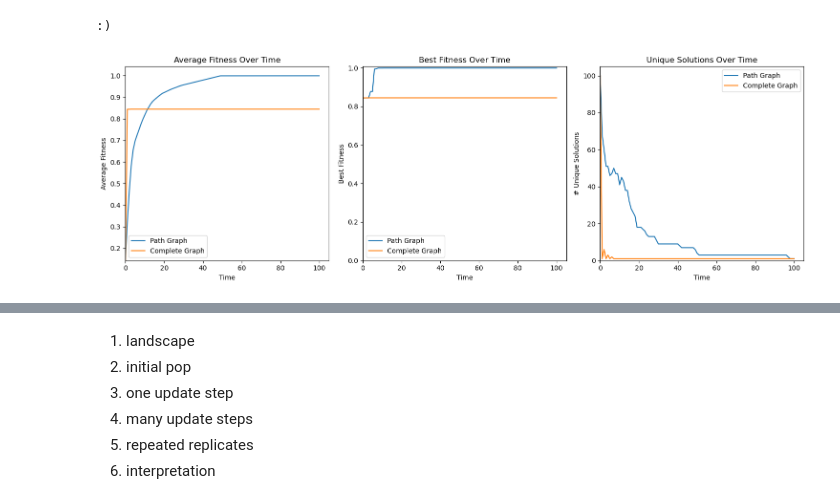
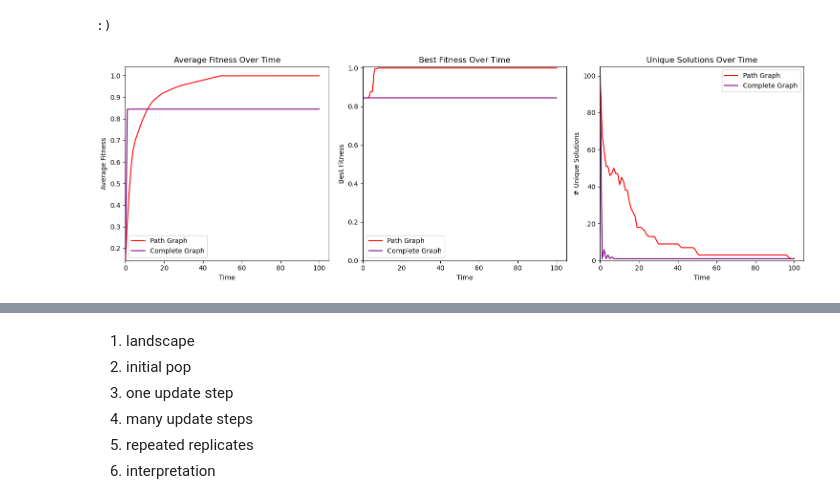
Before and after one commit to caleb-chandler/cnet5052_sp26, a Jupyter notebook: assignments/assignment04/assignment04.ipynb, the cells around one changed output, grey strips where cells are left out. Saved outputs shown, nothing was run; the diff lists cells and outputs as text; code cells hidden in the pictures.

```diff
--- a/assignments/assignment04/assignment04.ipynb
+++ b/assignments/assignment04/assignment04.ipynb
@@ -535,7 +535,7 @@ else:
 # %% [output]
 :)
 # %%
-# --- pt d single run ---
+# --- pt d: single run ---
 
 path, cmpl = run_sim(100, 100, seed=2)
 
@@ -559,38 +559,38 @@ cmpl_unique = [q[1][2] for q in quantity_history]
 
 fig, ax = plt.subplots(1, 3, figsize=(15, 5))
 
 # average fitness
-ax[0].plot(times, path_avg, label='Path Graph')
-ax[0].plot(times, cmpl_avg, label='Complete Graph')
+ax[0].plot(times, path_avg, label='Path Graph', color='red')
+ax[0].plot(times, cmpl_avg, label='Complete Graph', color='purple')
 ax[0].set_title('Average Fitness Over Time')
 ax[0].set_xlabel('Time')
 ax[0].set_ylabel('Average Fitness')
 ax[0].set_xlim(left=0)
 ax[0].set_ylim(bottom=min(path_avg))
 ax[0].legend()
 
 # best fitness
-ax[1].plot(times, path_best, label='Path Graph')
-ax[1].plot(times, cmpl_best, label='Complete Graph')
+ax[1].plot(times, path_best, label='Path Graph', color='red')
+ax[1].plot(times, cmpl_best, label='Complete Graph', color='purple')
 ax[1].set_title('Best Fitness Over Time')
 ax[1].set_xlabel('Time')
 ax[1].set_ylabel('Best Fitness')
 ax[1].set_xlim(left=0)
 ax[1].set_ylim(bottom=0)
 ax[1].legend(loc='lower left')
 
 # unique solutions
-ax[2].plot(times, path_unique, label='Path Graph')
-ax[2].plot(times, cmpl_unique, label='Complete Graph')
+ax[2].plot(times, path_unique, label='Path Graph', color='red')
+ax[2].plot(times, cmpl_unique, label='Complete Graph', color='purple')
 ax[2].set_title('Unique Solutions Over Time')
 ax[2].set_xlabel('Time')
 ax[2].set_ylabel('# Unique Solutions')
 ax[2].set_xlim(left=0)
 ax[2].set_ylim(bottom=0)
 ax[2].legend()
 
 plt.tight_layout()
 plt.savefig(f'imgs/quantities_over_time.png')
 # %% [output]
-[figure, old version]
+[figure, new version]
 # %%
```
Also changed, not shown: parts of 2 cells of this notebook, 2 other files.
